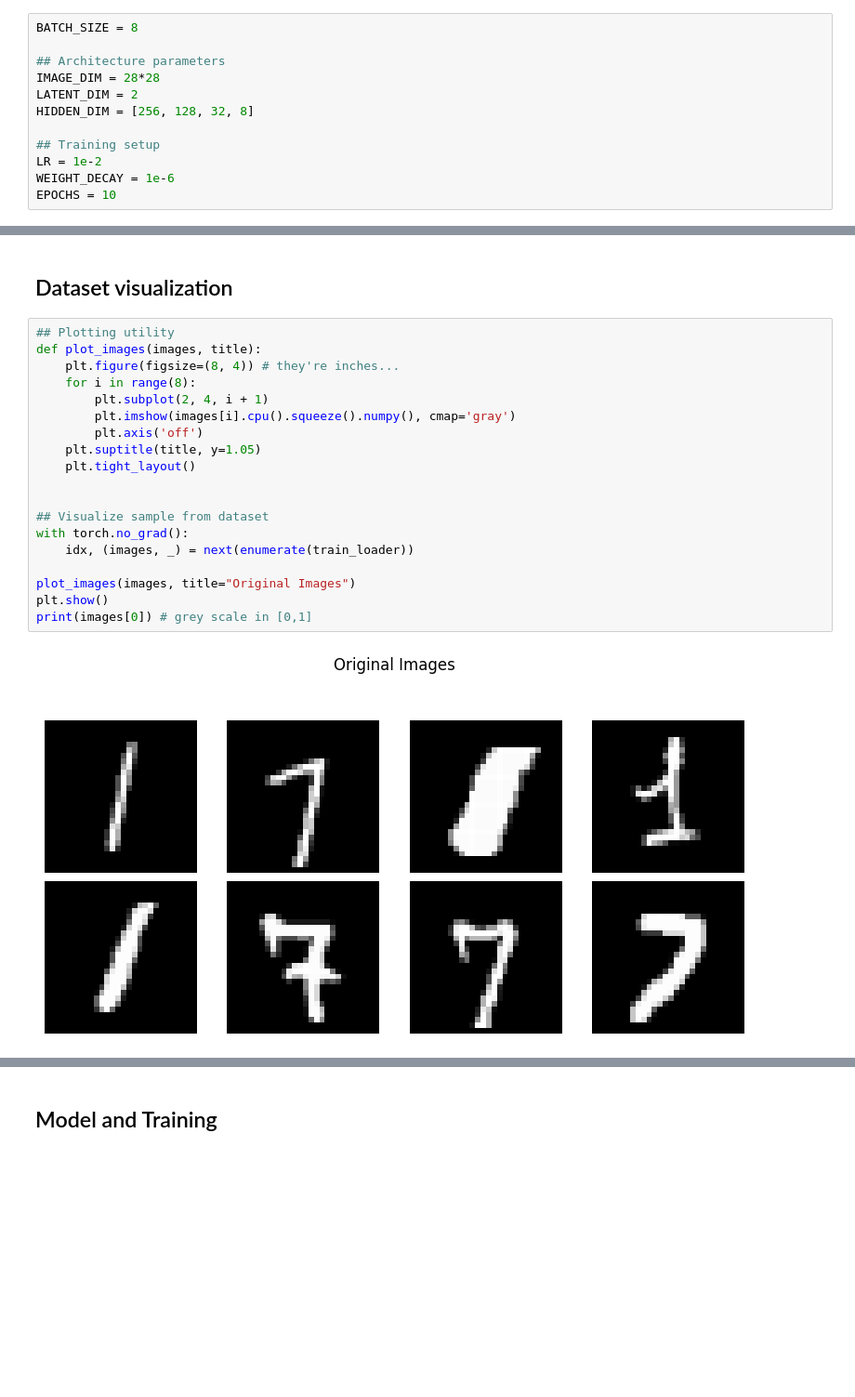
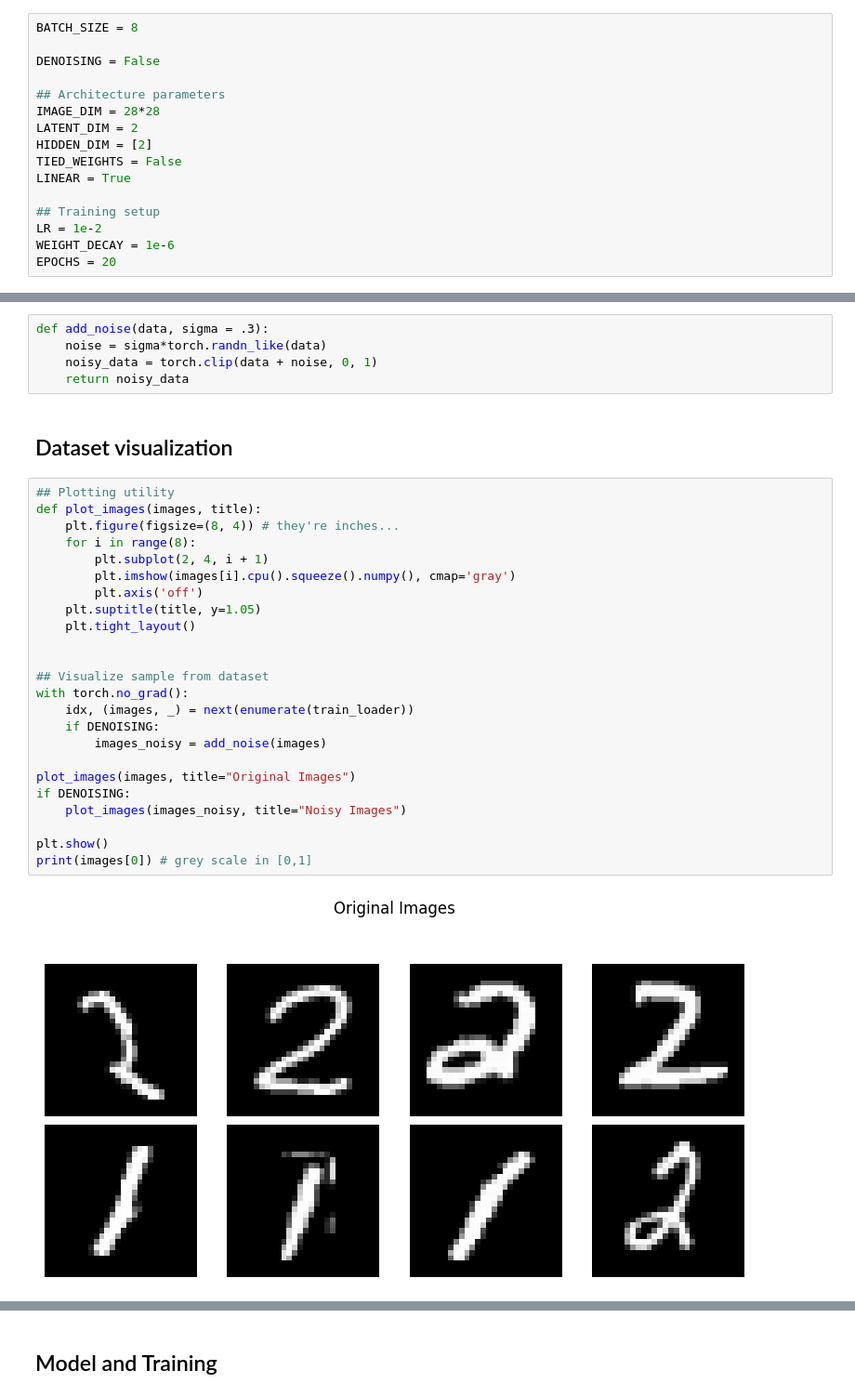
Before and after one commit to jlancione/DeepLearningProject, a Jupyter notebook: ae.ipynb, the cells around one changed output, grey strips where cells are left out. Shown at 93% size. Drawn from its saved outputs; the diff is of its cells as text; blank space fills up the shorter version.

```diff
--- a/ae.ipynb
+++ b/ae.ipynb
@@ -15,16 +13,20 @@ import matplotlib.pyplot as plt
 ## Hyperparameters
 # %%
 BATCH_SIZE = 8
+
+DENOISING = False
 
 ## Architecture parameters
 IMAGE_DIM = 28*28
 LATENT_DIM = 2
-HIDDEN_DIM = [256, 128, 32, 8]
+HIDDEN_DIM = [2]
+TIED_WEIGHTS = False
+LINEAR = True
 
 ## Training setup
 LR = 1e-2
 WEIGHT_DECAY = 1e-6
-EPOCHS = 10
+EPOCHS = 20
 # %% [markdown]
 ## Dataset download and setup
 # %%
@@ -76,29 +78,39 @@ Val   set:  861 samples
 train_loader = torch.utils.data.DataLoader(train_data, batch_size=BATCH_SIZE,    shuffle=True)
 val_loader   = torch.utils.data.DataLoader(val_data,   batch_size=len(val_data), shuffle=False)
 #test_loader  = torch.utils.data.DataLoader(test_data,  batch_size=len(test_data),shuffle=False)
+# %%
+def add_noise(data, sigma = .3):
+    noise = sigma*torch.randn_like(data)
+    noisy_data = torch.clip(data + noise, 0, 1)
+    return noisy_data
 # %% [markdown]
 ## Dataset visualization
 # %%
 ## Plotting utility
 def plot_images(images, title):
     plt.figure(figsize=(8, 4)) # they're inches...
     for i in range(8):
         plt.subplot(2, 4, i + 1)
         plt.imshow(images[i].cpu().squeeze().numpy(), cmap='gray')
         plt.axis('off')
     plt.suptitle(title, y=1.05)
     plt.tight_layout()
 
 
 ## Visualize sample from dataset
 with torch.no_grad():
     idx, (images, _) = next(enumerate(train_loader))
+    if DENOISING:
+        images_noisy = add_noise(images)
 
 plot_images(images, title="Original Images")
+if DENOISING:
+    plot_images(images_noisy, title="Noisy Images")
+
 plt.show()
 print(images[0]) # grey scale in [0,1]
 # %% [output]
-[figure, old version]
+[figure, new version]
 tensor([[[0.0000, 0.0000, 0.0000, 0.0000, 0.0000, 0.0000, 0.0000, 0.0000,
           0.0000, 0.0000, 0.0000, 0.0000, 0.0000, 0.0000, 0.0000, 0.0000,
           0.0000, 0.0000, 0.0000, 0.0000, 0.0000, 0.0000, 0.0000, 0.0000,
```
Also changed, not shown: parts of 10 cells of this notebook, 1 other file.
